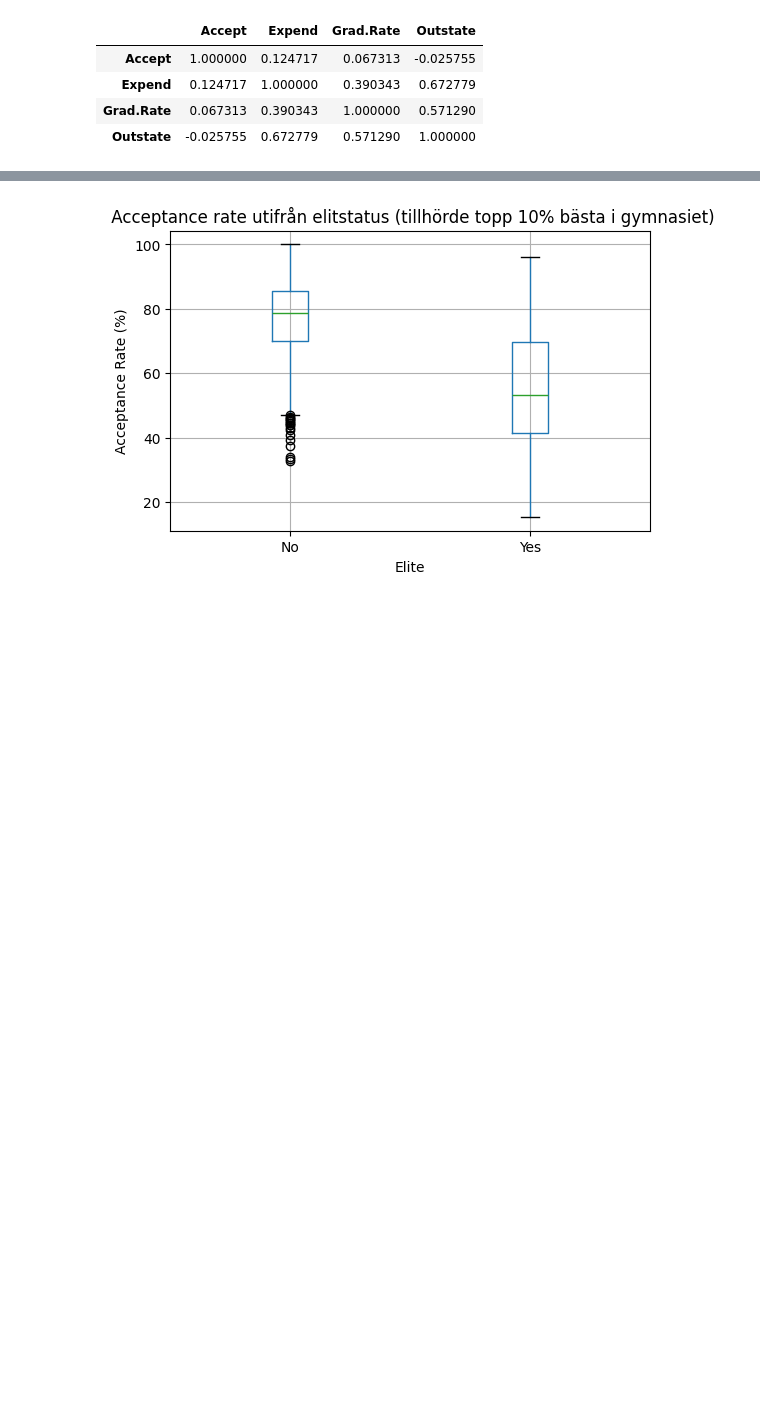
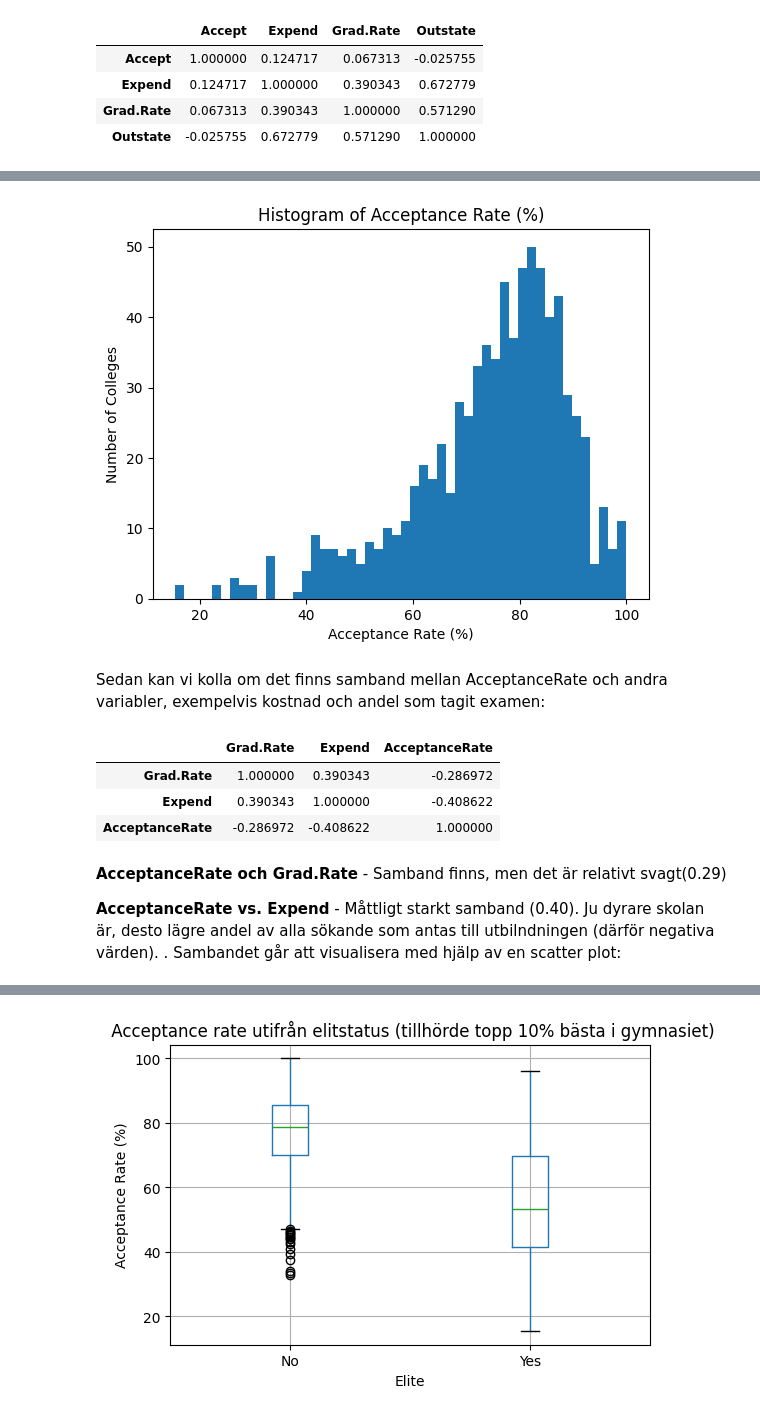
Before and after one commit to F-Degerman/data-mining-FANNY-DEGERMAN, a Jupyter notebook: Labb/Labb_data_behandling.ipynb, the cells around one changed output, grey strips where cells are left out. Saved outputs shown, nothing was run; the diff lists cells and outputs as text; code cells hidden in the pictures; blank space fills up the shorter version.

```diff
--- a/Labb/Labb_data_behandling.ipynb
+++ b/Labb/Labb_data_behandling.ipynb
@@ -246,0 +292,23 @@ Ser ett samband mellan antal som tagit examen och kostnad (Expend) för utbildni
+# %%
+plt.hist(college['AcceptanceRate'], bins=50)
+plt.title("Histogram of Acceptance Rate (%)")
+plt.xlabel("Acceptance Rate (%)")
+plt.ylabel("Number of Colleges")
+plt.show()
+# %% [output]
+[figure, added]
+# %% [markdown]
+Sedan kan vi kolla om det finns samband mellan AcceptanceRate och andra variabler, exempelvis kostnad och andel som tagit examen:
+# %%
+
+college[['Grad.Rate', 'Expend', 'AcceptanceRate']].corr()
+# %% [output]
+|  | Grad.Rate | Expend | AcceptanceRate |
+| Grad.Rate | 1.000000 | 0.390343 | -0.286972 |
+| Expend | 0.390343 | 1.000000 | -0.408622 |
+| AcceptanceRate | -0.286972 | -0.408622 | 1.000000 |
+# %% [markdown]
+**AcceptanceRate och Grad.Rate** - Samband finns, men det är relativt svagt(0.29)
+
+**AcceptanceRate vs. Expend** - Måttligt starkt samband (0.40). Ju dyrare skolan är, desto lägre andel av alla sökande som antas till utbilndningen (därför negativa värden). .
+Sambandet går att visualisera med hjälp av en scatter plot:
```
Also changed, not shown: parts of 23 cells of this notebook.
